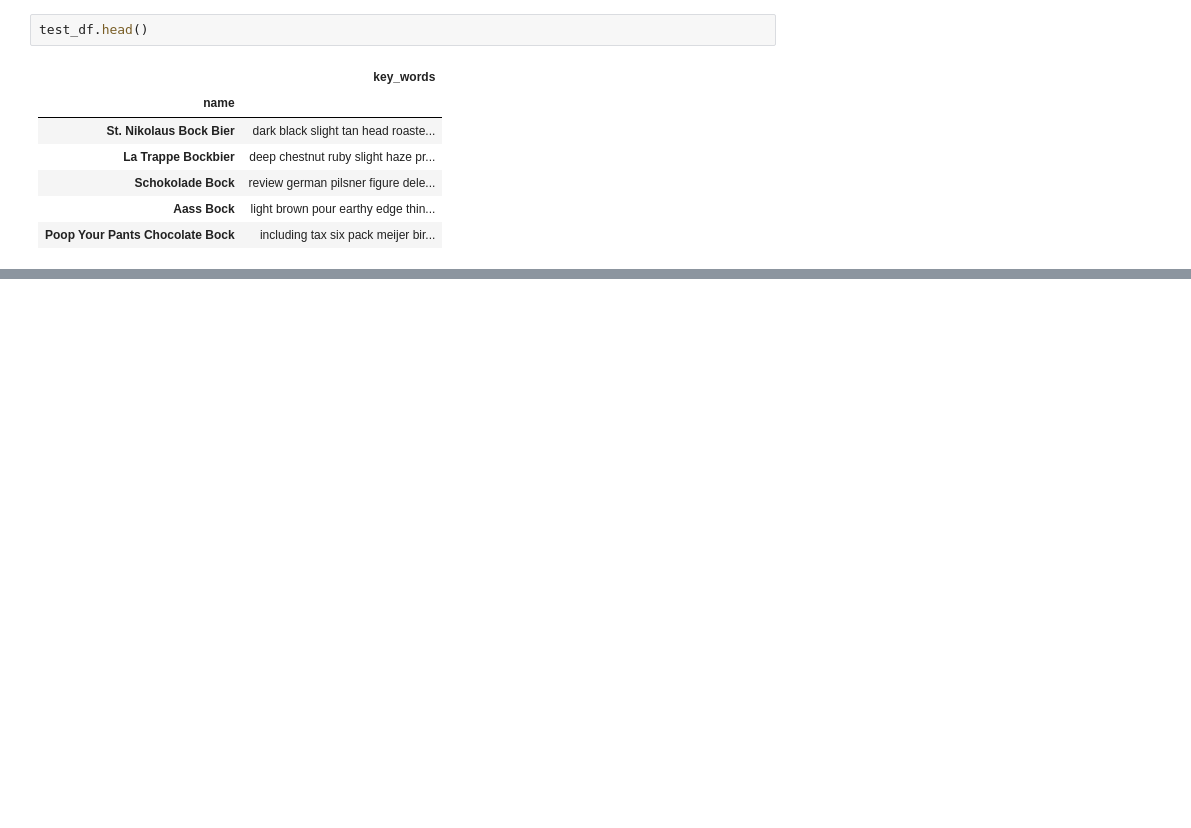
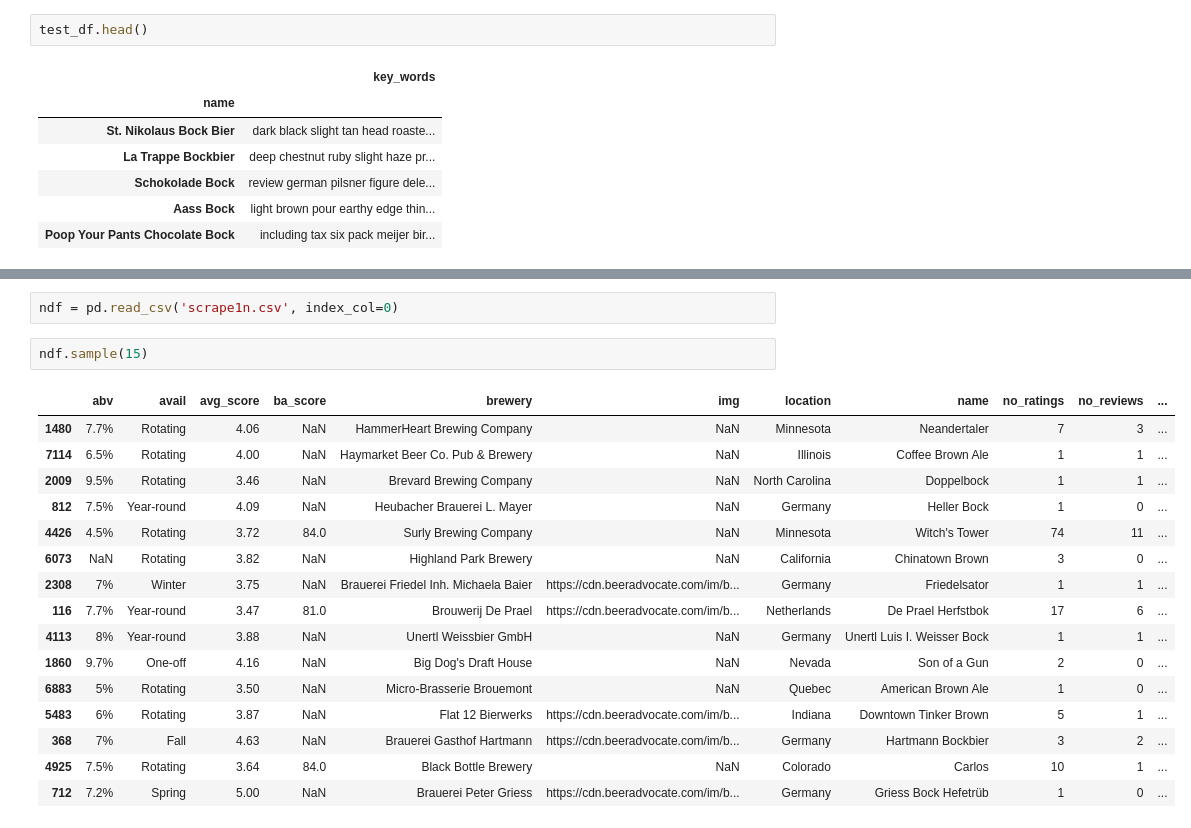
Before and after one commit to ssmithie/beer_recommender, a Jupyter notebook: Data_cleaning.ipynb, the cells around one changed output, grey strips where cells are left out. Cells and saved outputs as stored; diff of their text form; blank space fills up the shorter version.

```diff
--- a/Data_cleaning.ipynb
+++ b/Data_cleaning.ipynb
@@ -768,0 +755,21 @@ test_df.head()
+# %%
+ndf = pd.read_csv('scrape1n.csv', index_col=0)
+# %%
+ndf.sample(15)
+# %% [output]
+|  | abv | avail | avg_score | ba_score | brewery | img | location | name | no_ratings | no_reviews | ... |
+| 1480 | 7.7% | Rotating | 4.06 | NaN | HammerHeart Brewing Company | NaN | Minnesota | Neandertaler | 7 | 3 | ... |
+| 7114 | 6.5% | Rotating | 4.00 | NaN | Haymarket Beer Co. Pub & Brewery | NaN | Illinois | Coffee Brown Ale | 1 | 1 | ... |
+| 2009 | 9.5% | Rotating | 3.46 | NaN | Brevard Brewing Company | NaN | North Carolina | Doppelbock | 1 | 1 | ... |
+| 812 | 7.5% | Year-round | 4.09 | NaN | Heubacher Brauerei L. Mayer | NaN | Germany | Heller Bock | 1 | 0 | ... |
+| 4426 | 4.5% | Rotating | 3.72 | 84.0 | Surly Brewing Company | NaN | Minnesota | Witch's Tower | 74 | 11 | ... |
+| 6073 | NaN | Rotating | 3.82 | NaN | Highland Park Brewery | NaN | California | Chinatown Brown | 3 | 0 | ... |
+| 2308 | 7% | Winter | 3.75 | NaN | Brauerei Friedel Inh. Michaela Baier | https://cdn.beeradvocate.com/im/b... | Germany | Friedelsator | 1 | 1 | ... |
+| 116 | 7.7% | Year-round | 3.47 | 81.0 | Brouwerij De Prael | https://cdn.beeradvocate.com/im/b... | Netherlands | De Prael Herfstbok | 17 | 6 | ... |
+| 4113 | 8% | Year-round | 3.88 | NaN | Unertl Weissbier GmbH | NaN | Germany | Unertl Luis I. Weisser Bock | 1 | 1 | ... |
+| 1860 | 9.7% | One-off | 4.16 | NaN | Big Dog's Draft House | NaN | Nevada | Son of a Gun | 2 | 0 | ... |
+| 6883 | 5% | Rotating | 3.50 | NaN | Micro-Brasserie Brouemont | NaN | Quebec | American Brown Ale | 1 | 0 | ... |
+| 5483 | 6% | Rotating | 3.87 | NaN | Flat 12 Bierwerks | https://cdn.beeradvocate.com/im/b... | Indiana | Downtown Tinker Brown | 5 | 1 | ... |
+| 368 | 7% | Fall | 4.63 | NaN | Brauerei Gasthof Hartmann | https://cdn.beeradvocate.com/im/b... | Germany | Hartmann Bockbier | 3 | 2 | ... |
+| 4925 | 7.5% | Rotating | 3.64 | 84.0 | Black Bottle Brewery | NaN | Colorado | Carlos | 10 | 1 | ... |
+| 712 | 7.2% | Spring | 5.00 | NaN | Brauerei Peter Griess | https://cdn.beeradvocate.com/im/b... | Germany | Griess Bock Hefetrüb | 1 | 0 | ... |
```
Also changed, not shown: parts of 28 cells of this notebook, 13 other files.
